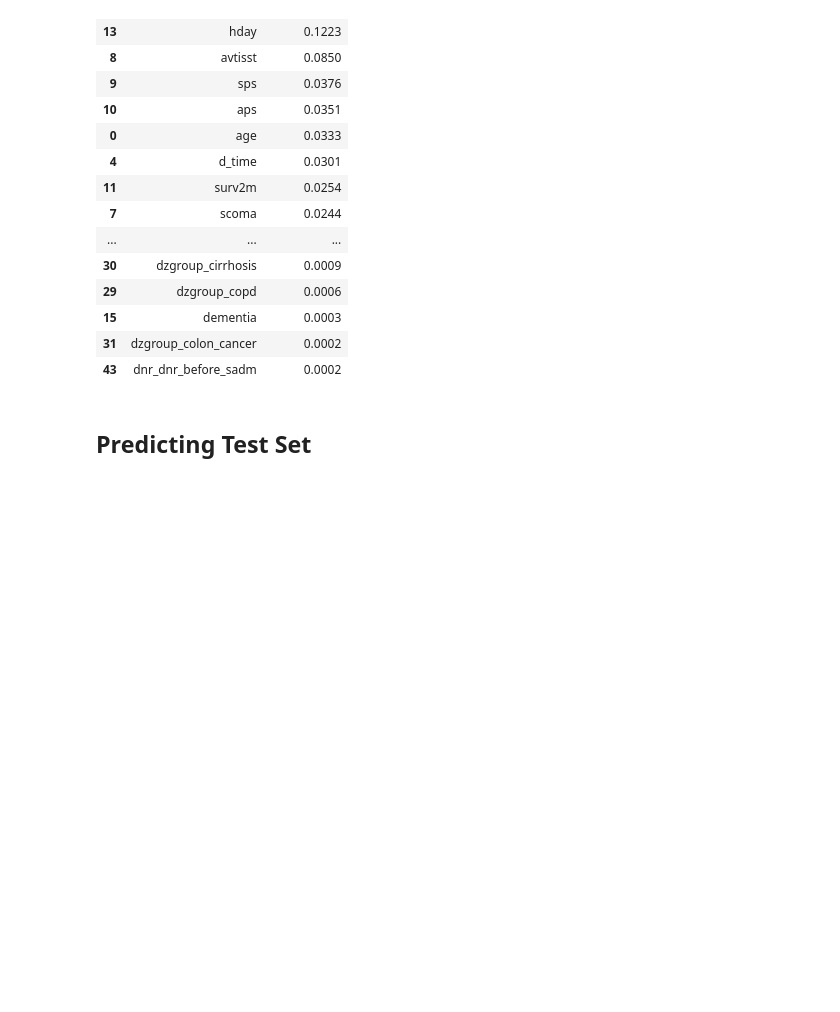
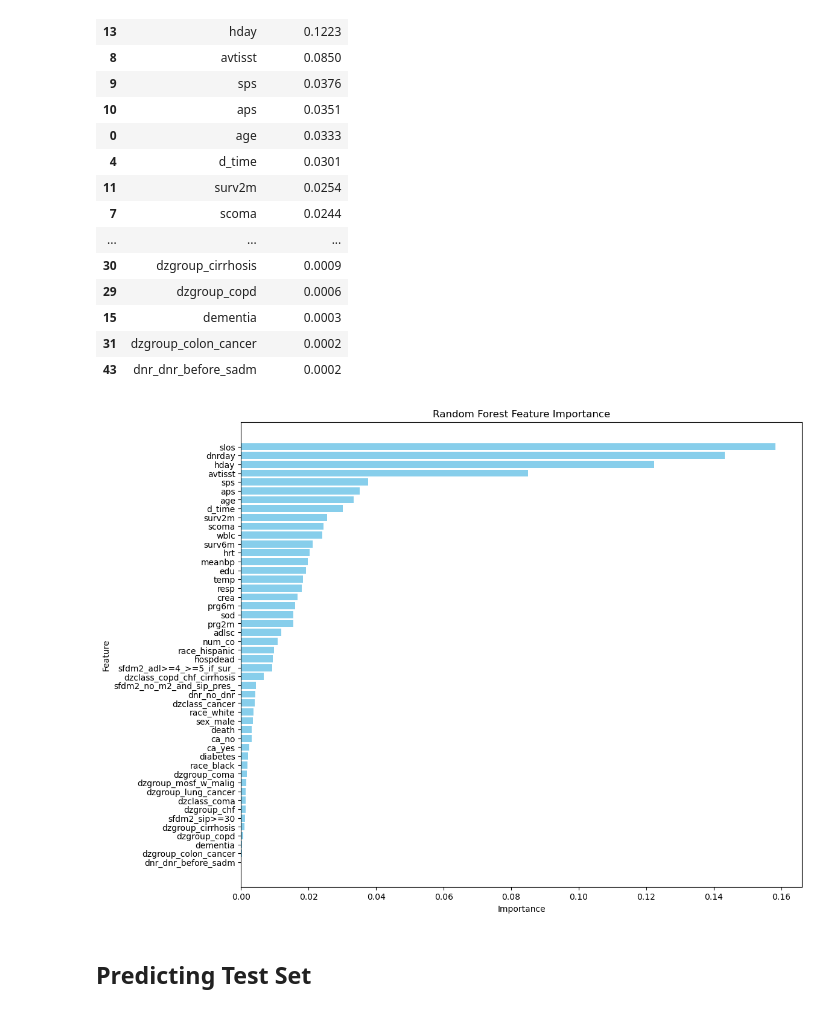
Before and after one commit to connoraking/Disease_classification_and_charges, a Jupyter notebook: tree_based_models/bagging_and_rf.ipynb, the cells around one changed output. Drawn from its saved outputs; the diff is of its cells as text; code cells hidden in the pictures; blank space fills up the shorter version.

```diff
--- a/tree_based_models/bagging_and_rf.ipynb
+++ b/tree_based_models/bagging_and_rf.ipynb
@@ -283,6 +297,20 @@ rf_fi_df
 | 15 | dementia | 0.0003 |
 | 31 | dzgroup_colon_cancer | 0.0002 |
 | 43 | dnr_dnr_before_sadm | 0.0002 |
+# %%
+plt.figure(figsize = (12, 10))
+plt.barh(rf_fi_df["Feature"], rf_fi_df["Importance"], color = 'skyblue')
+plt.xlabel('Importance')
+plt.ylabel('Feature')
+plt.title('Random Forest Feature Importance')
+plt.gca().invert_yaxis()
+
+rf_fi_path = os.path.join(plots_dir, 'rf_fi_plot')
+plt.savefig(rf_fi_path)
+
+plt.show()
+# %% [output]
+[figure, added]
 # %% [markdown]
 ## Predicting Test Set
 # %%
```
Also changed, not shown: parts of 1 cell of this notebook, 19 other files.
